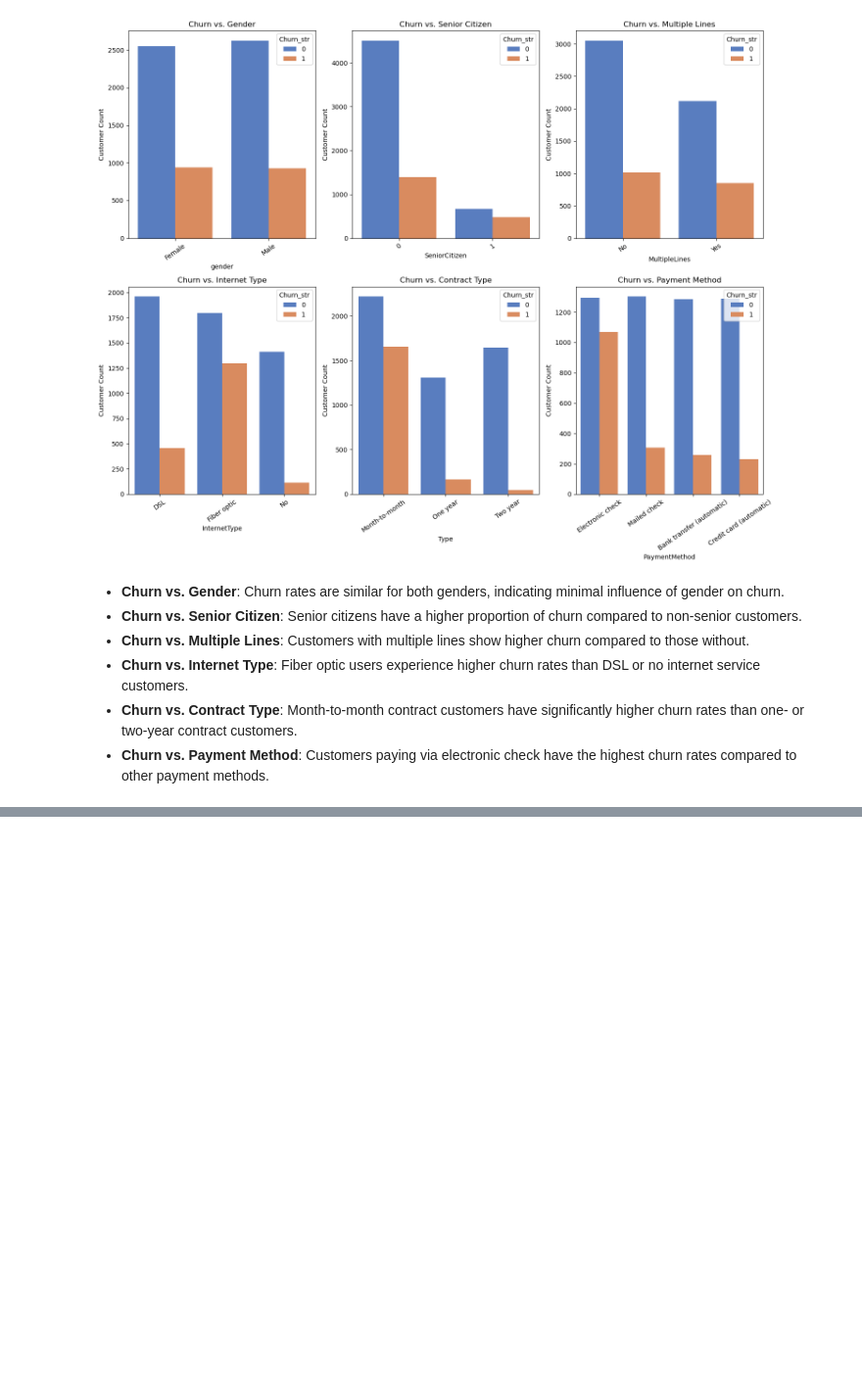
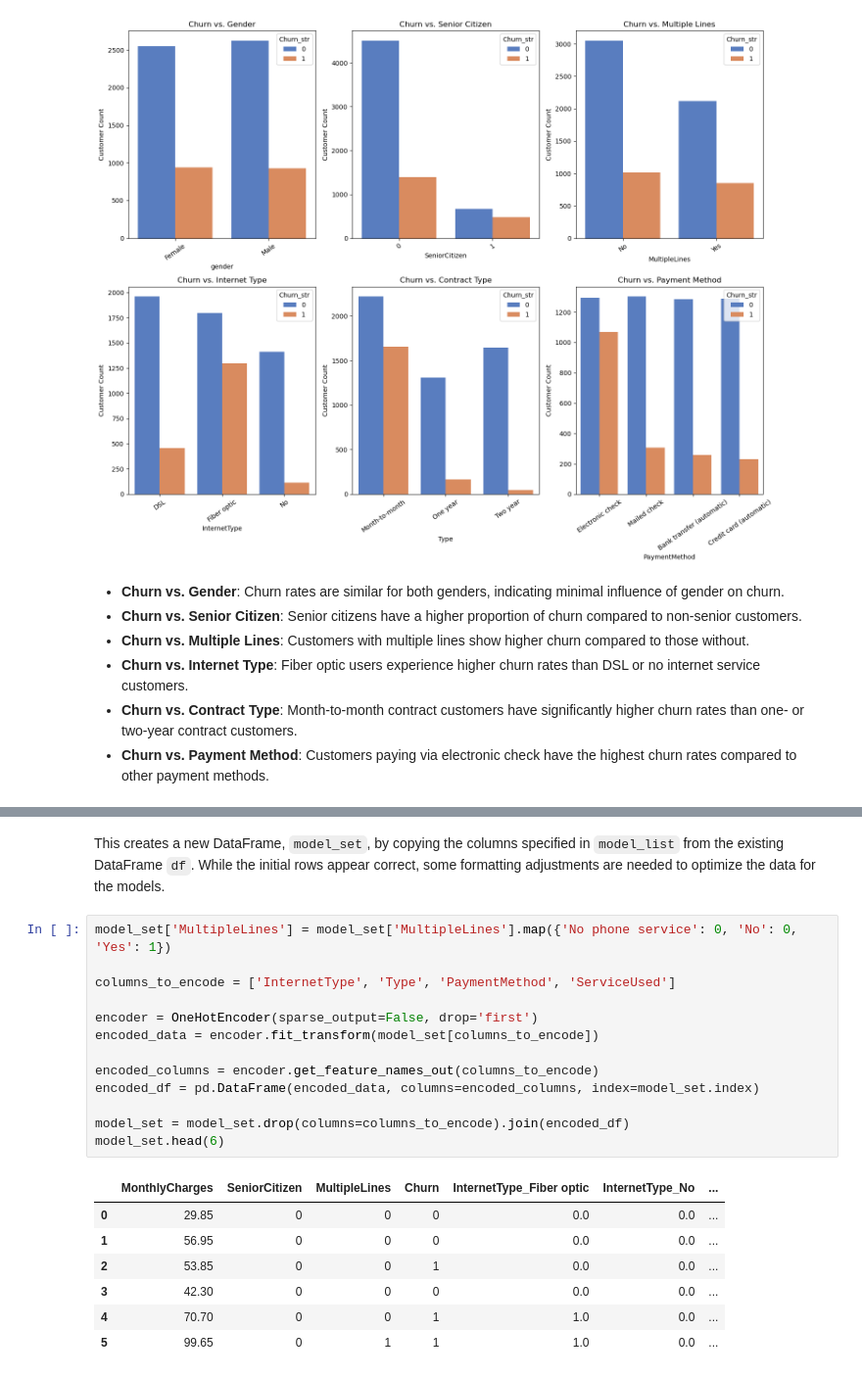
Before and after one commit to alexcoy06/Data-Science, a Jupyter notebook: Project 17/Interconnect.ipynb, the cells around one changed output, grey strips where cells are left out. Shown at 98% size. Drawn from its saved outputs; the diff is of its cells as text; blank space fills up the shorter version.

```diff
--- a/Project 17/Interconnect.ipynb
+++ b/Project 17/Interconnect.ipynb
@@ -369,0 +478,23 @@ plt.show()
+# %% [markdown]
+This creates a new DataFrame, `model_set`, by copying the columns specified in `model_list` from the existing DataFrame `df`. While the initial rows appear correct, some formatting adjustments are needed to optimize the data for the models.
+# %%
+model_set['MultipleLines'] = model_set['MultipleLines'].map({'No phone service': 0, 'No': 0, 'Yes': 1})
+
+columns_to_encode = ['InternetType', 'Type', 'PaymentMethod', 'ServiceUsed']
+
+encoder = OneHotEncoder(sparse_output=False, drop='first')
+encoded_data = encoder.fit_transform(model_set[columns_to_encode])
+
+encoded_columns = encoder.get_feature_names_out(columns_to_encode)
+encoded_df = pd.DataFrame(encoded_data, columns=encoded_columns, index=model_set.index)
+
+model_set = model_set.drop(columns=columns_to_encode).join(encoded_df)
+model_set.head(6)
+# %% [output]
+|  | MonthlyCharges | SeniorCitizen | MultipleLines | Churn | InternetType_Fiber optic | InternetType_No | ... |
+| 0 | 29.85 | 0 | 0 | 0 | 0.0 | 0.0 | ... |
+| 1 | 56.95 | 0 | 0 | 0 | 0.0 | 0.0 | ... |
+| 2 | 53.85 | 0 | 0 | 1 | 0.0 | 0.0 | ... |
+| 3 | 42.30 | 0 | 0 | 0 | 0.0 | 0.0 | ... |
+| 4 | 70.70 | 0 | 0 | 1 | 1.0 | 0.0 | ... |
+| 5 | 99.65 | 0 | 1 | 1 | 1.0 | 0.0 | ... |
```
Also changed, not shown: parts of 49 cells of this notebook, 13 other files.
